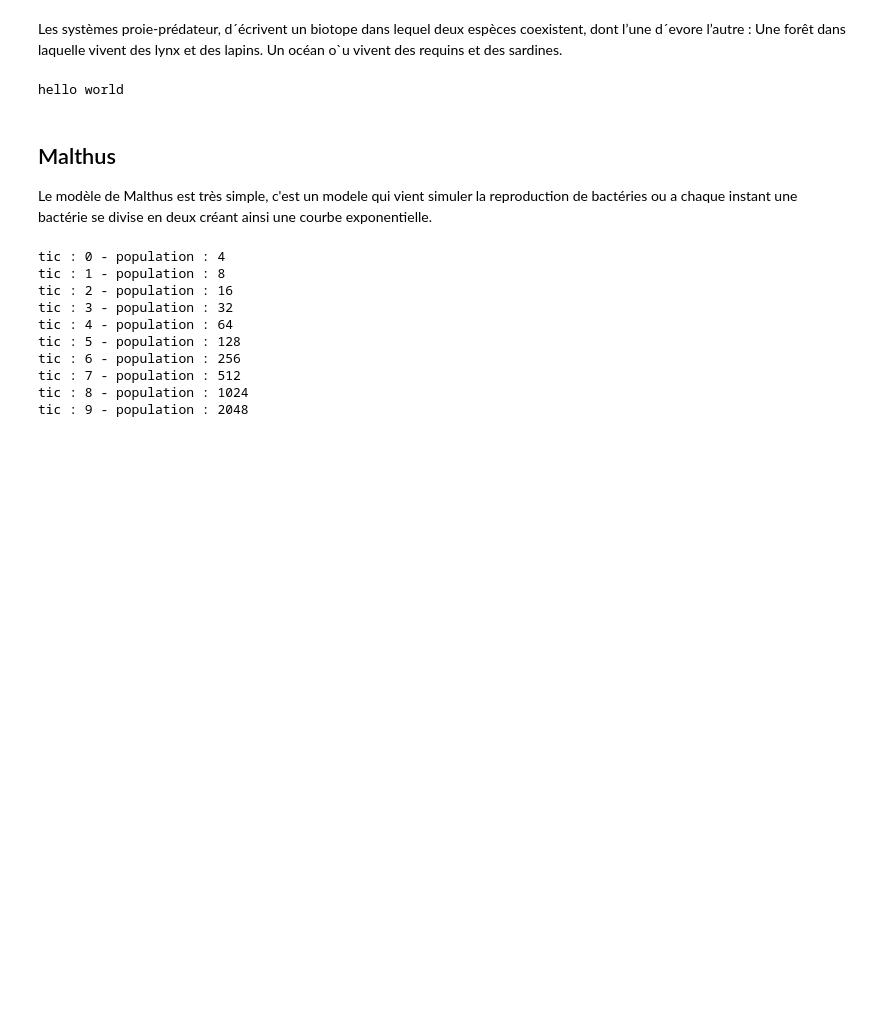
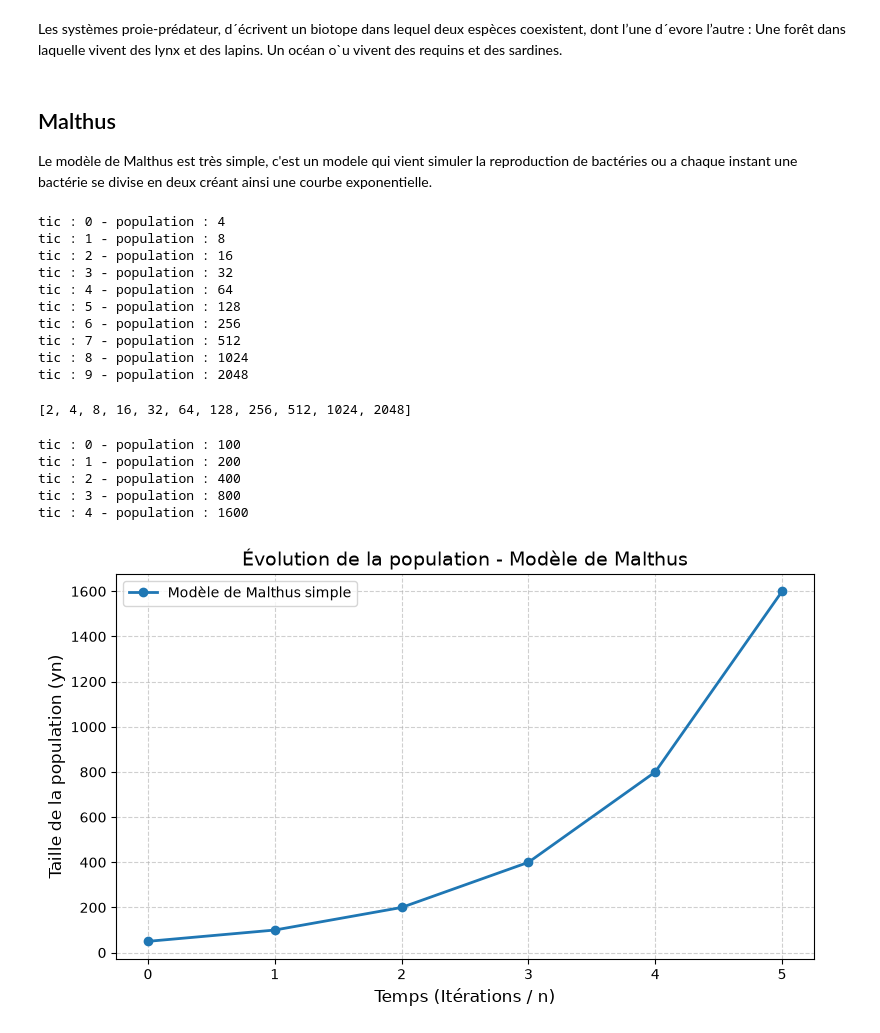
Before and after one commit to ATHERLY-Evan-24012805/Modelisation_dynamique_population, a Jupyter notebook: research.ipynb, the cells around one changed output. Cells and saved outputs as stored; diff of their text form; code cells hidden in the pictures; blank space fills up the shorter version.

```diff
--- a/research.ipynb
+++ b/research.ipynb
@@ -7,22 +9,19 @@ Les systèmes proie-prédateur, d´écrivent un biotope dans lequel
 deux espèces coexistent, dont l’une d´evore l’autre :
 Une forêt dans laquelle vivent des lynx et des lapins.
 Un océan o`u vivent des requins et des sardines.
-# %%
-print("hello world")
-# %% [output]
-hello world
 # %% [markdown]
 ## Malthus
 Le modèle de Malthus est très simple, c'est un modele qui vient simuler la reproduction de bactéries ou a chaque instant une bactérie se divise en deux créant ainsi une courbe exponentielle.
 # %%
 # Malthus
 # A chaque instant la population se multiplie par deux
-def y():
-    pass
 def malthus(population : int, iterations : int):
+    h = [population]
     for i in range (iterations):
         population = population * 2
         print( f"tic : {i} - population : {population}")
+        h.append(population)
+    return h
 
 malthus(2, 10)
 # %% [output]
@@ -36,3 +35,26 @@ tic : 6 - population : 256
 tic : 7 - population : 512
 tic : 8 - population : 1024
 tic : 9 - population : 2048
+[2, 4, 8, 16, 32, 64, 128, 256, 512, 1024, 2048]
+# %%
+pop_depart = 50
+nb_iterations = 5
+populations = malthus(pop_depart, nb_iterations)
+temps = list(range(len(populations)))
+plt.figure(figsize=(9, 5))
+plt.plot(temps, populations, marker='o', color='tab:blue', linestyle='-', linewidth=2, label=f"Modèle de Malthus simple")
+
+plt.title("Évolution de la population - Modèle de Malthus", fontsize=14)
+plt.xlabel("Temps (Itérations / n)", fontsize=12)
+plt.ylabel("Taille de la population (yn)", fontsize=12)
+plt.grid(True, linestyle='--', alpha=0.6)
+plt.legend()
+
+plt.show()
+# %% [output]
+tic : 0 - population : 100
+tic : 1 - population : 200
+tic : 2 - population : 400
+tic : 3 - population : 800
+tic : 4 - population : 1600
+[figure, added]
```
Also changed, not shown: parts of 3 cells of this notebook.
